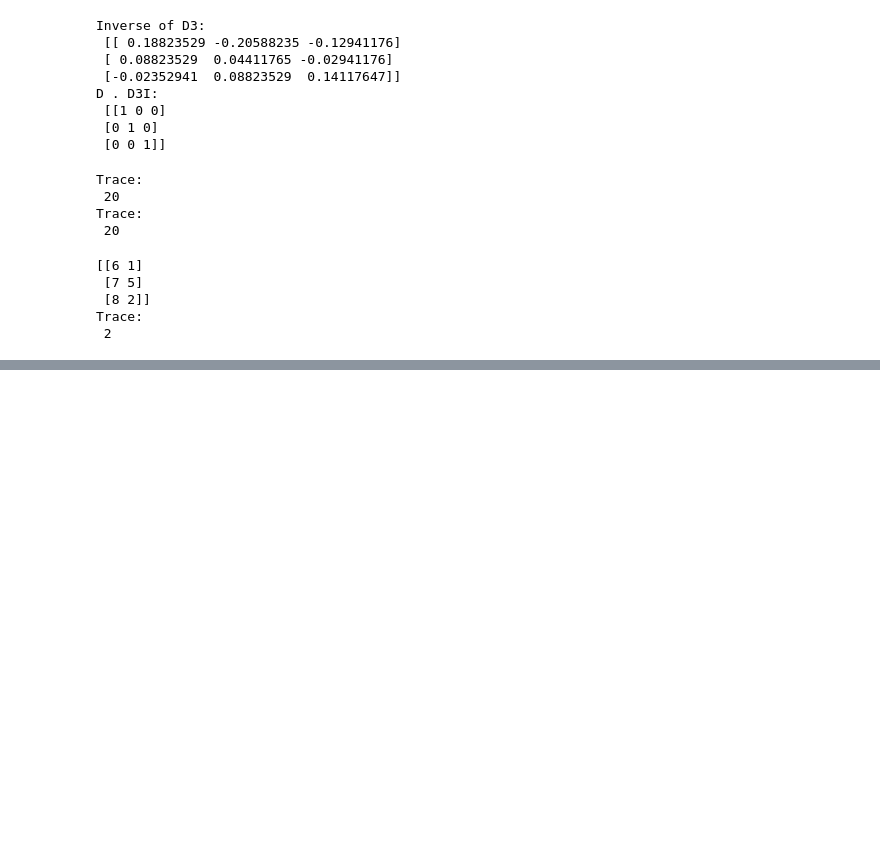
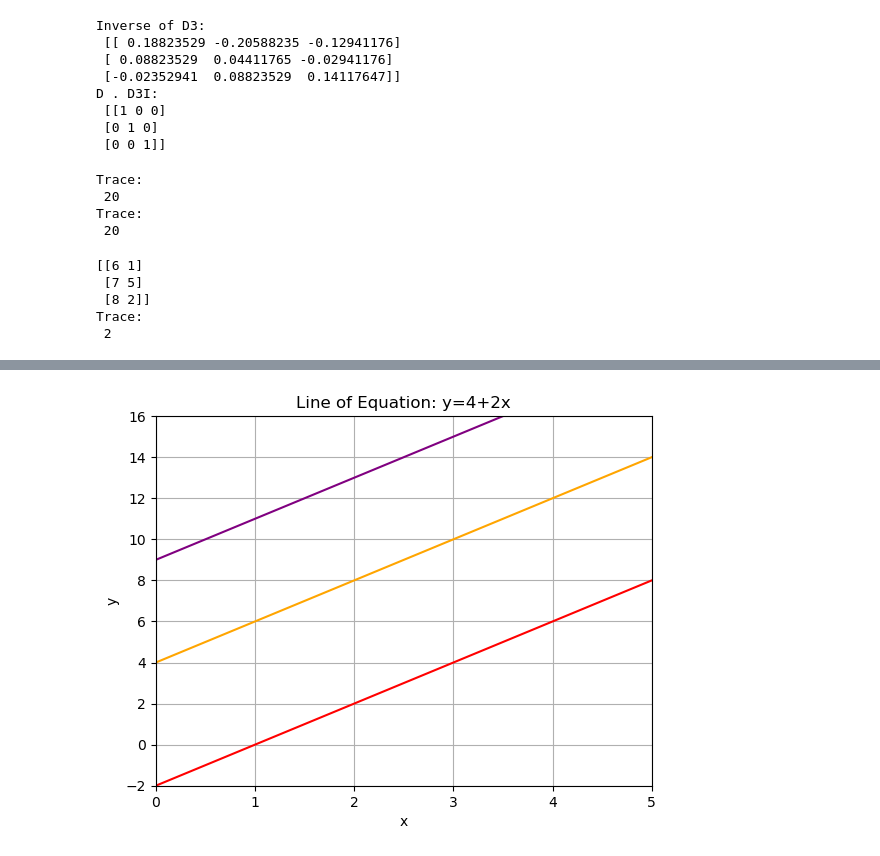
Before and after one commit to MaidaNadeem-FCIT/TestForGit, a Jupyter notebook: Python Programming/Module-4Statistics/4.3LinearAlgebraForMLp1.ipynb, the cells around one changed output, grey strips where cells are left out. Drawn from its saved outputs; the diff is of its cells as text; code cells hidden in the pictures; blank space fills up the shorter version.

```diff
--- a/Python Programming/Module-4Statistics/4.3LinearAlgebraForMLp1.ipynb
+++ b/Python Programming/Module-4Statistics/4.3LinearAlgebraForMLp1.ipynb
@@ -1192,0 +1207,19 @@ Trace:
+# %%
+#SLOPE SAME Y-INTERCEPT DIFFERENT....
+x=np.array([0,5])
+y= 4+ 2*x
+y1= -2 + 2* x
+y2= 9 + 2*x
+
+fig,ax = plt.subplots()
+plt.xlabel("x")
+plt.ylabel("y")
+plt.title("Line of Equation: y=4+2x")
+ax.set_xlim([0,5])
+ax.set_ylim([-2,16])
+ax.plot(x,y, c='orange')
+ax.plot(x,y1, c='red')
+ax.plot(x,y2, c='purple')
+ax.grid("True")
+# %% [output]
+[figure, added]
```
Also changed, not shown: parts of 17 cells of this notebook.
